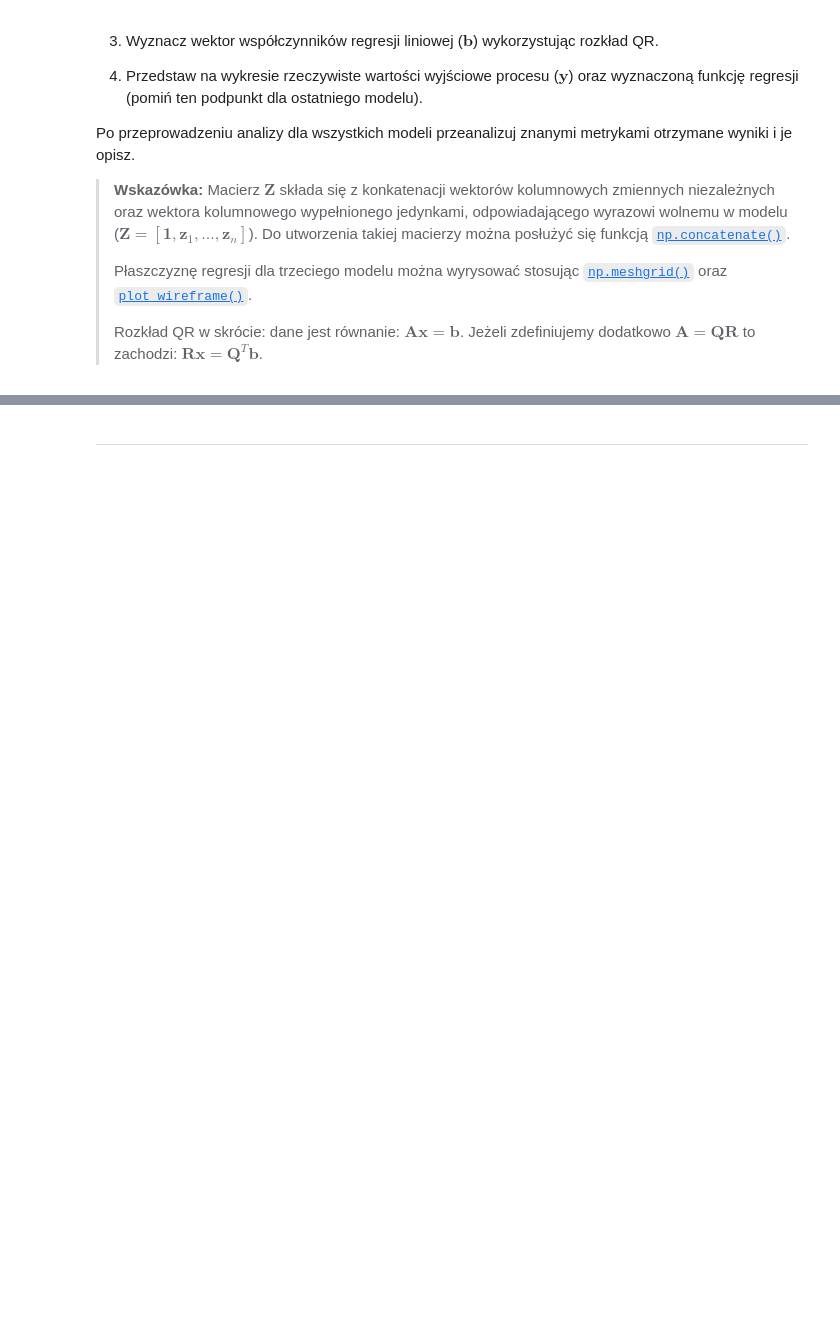
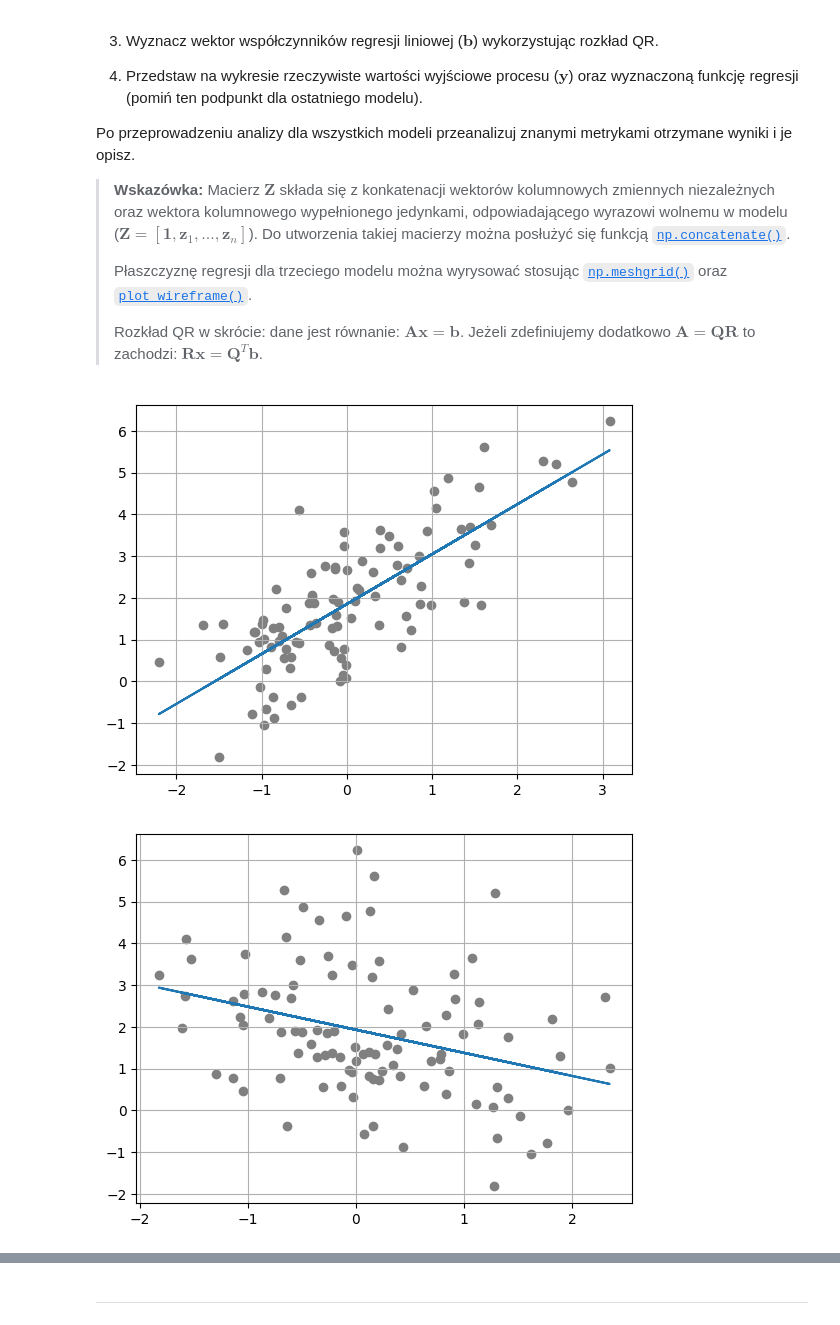
Before and after one commit to MN-KJ-2025/lab-5-r-wnania-m-x-n-JasinskiKacper, a Jupyter notebook: sprawozdanie.ipynb, the cells around one changed output, grey strips where cells are left out. Cells and saved outputs as stored; diff of their text form; code cells hidden in the pictures; blank space fills up the shorter version.

```diff
--- a/sprawozdanie.ipynb
+++ b/sprawozdanie.ipynb
@@ -326,0 +372,62 @@ Po przeprowadzeniu analizy dla wszystkich modeli przeanalizuj znanymi metrykami
+# %%
+# ===== Twoja implementacja tutaj =====
+# Punkt 1
+
+x_1 = np.random.normal(0, 1, (100, 1))
+x_2 = np.random.normal(0, 1, (100, 1))
+epsilon = np.random.normal(0, 1, (100, 1))
+
+y = 2 + x_1 - (0.5 * x_2) + epsilon
+
+# y^ = a + x_1
+Z_1 = np.concatenate((np.ones((100, 1)), x_1), axis=1)
+Q_1, R_1 = np.linalg.qr(Z_1)
+a_1 = sp.linalg.solve_triangular(R_1, Q_1.T @ y)
+
+plt.figure()
+plt.scatter(x_1, y, color='grey')
+plt.plot(x_1, Z_1 @ a_1)
+plt.grid()
+plt.show()
+
+# y^ = a + x_2
+Z_2 = np.concatenate((np.ones((100, 1)), x_2), axis=1)
+Q_2, R_2 = np.linalg.qr(Z_2)
+a_2 = sp.linalg.solve_triangular(R_2, Q_2.T @ y)
+
+plt.figure()
+plt.scatter(x_2, y, color='grey')
+plt.plot(x_2, Z_2 @ a_2)
+plt.grid()
+plt.show()
+
+# y^ = a + x_1 + x_2
+Z_3 = np.concatenate((np.ones((100, 1)), x_1, x_2), axis=1)
+Q_3, R_3 = np.linalg.qr(Z_3)
+a_3 = sp.linalg.solve_triangular(R_3, Q_3.T @ y)
+
+fig = plt.figure()
+ax = fig.add_subplot(111, projection='3d')
+ax.scatter(x_1, x_2, y, color='grey')
+x1_grid, x2_grid = np.meshgrid(np.linspace(x_1.min(), x_1.max(), 20),
+                               np.linspace(x_2.min(), x_2.max(), 20))
+y_grid = (a_3[0] + a_3[1] * x1_grid + a_3[2] * x2_grid)
+ax.plot_wireframe(x1_grid, x2_grid, y_grid, alpha=0.5)
+plt.show()
+
+# y^ = a + x_1 + x_2 + x_1*x_2
+Z_4 = np.concatenate((np.ones((100, 1)), x_1, x_2, x_1 * x_2), axis=1)
+Q_4, R_4 = np.linalg.qr(Z_4)
+a_4 = sp.linalg.solve_triangular(R_4, Q_4.T @ y)
+
+fig = plt.figure()
+ax = fig.add_subplot(111, projection='3d')
+ax.scatter(x_1, x_2, y, color='grey')
+x1_grid, x2_grid = np.meshgrid(np.linspace(x_1.min(), x_1.max(), 20),
+                               np.linspace(x_2.min(), x_2.max(), 20))
+y_grid = (a_4[0] + a_4[1] * x1_grid + a_4[2] * x2_grid + a_4[3] * x1_grid * x2_grid)
+ax.plot_wireframe(x1_grid, x2_grid, y_grid, alpha=0.5)
+plt.show()
+# %% [output]
+[figure, added]
+[figure, added]
```
Also changed, not shown: parts of 11 cells of this notebook, 1 other file.
